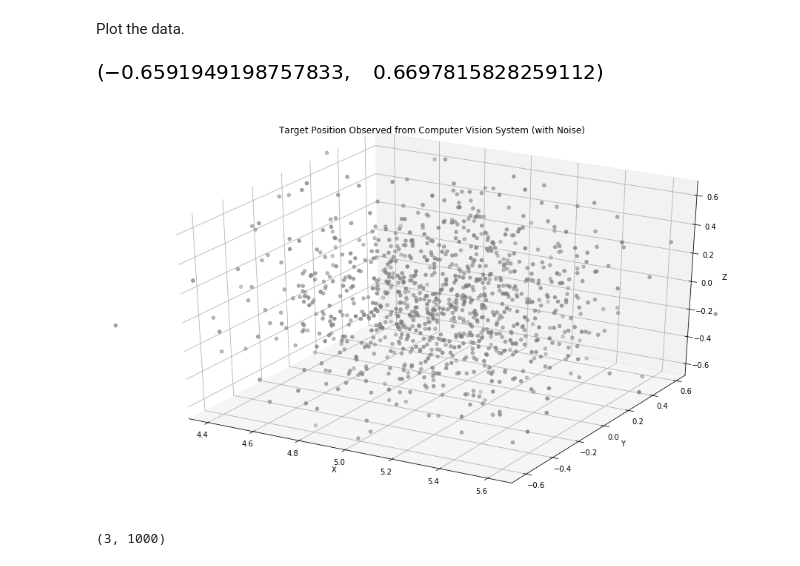
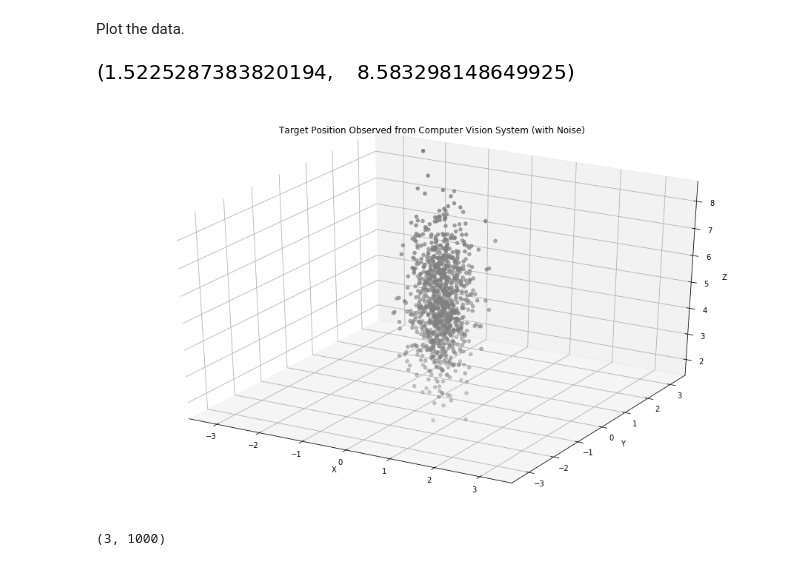
Before and after one commit to diggerdata/kolt_kalman_filter, a Jupyter notebook: Kolt-Kalman-Filter.ipynb, the cells around one changed output. Drawn from its saved outputs; the diff is of its cells as text; code cells hidden in the pictures.

```diff
--- a/Kolt-Kalman-Filter.ipynb
+++ b/Kolt-Kalman-Filter.ipynb
@@ -192,11 +192,11 @@ dt = 1.0/Hz
 T = 10.0 # s measuremnt time
 m = int(T/dt) # number of measurements
 
-px= 1.0 # x Position Start
-py= 2.0 # y Position Start
-pz= 0.0 # z Position Start
+px= 0.0 # x Position Start
+py= 0.0 # y Position Start
+pz= 5.0 # z Position Start
 
-cpx= 5.0 # x Camera Position Start
+cpx= 0.0 # x Camera Position Start
 cpy= 0.0 # y Camera Position Start
 cpz= 0.0 # z Camera Position Start
 
@@ -219,17 +219,17 @@ cXr=[]
 cYr=[]
 cZr=[]
 for i in range(int(m)):
-    cpx = r*cos(i*dt*w1)*sin(i*dt*w2)
-    cpy = r*cos(i*dt*w1)*sin(i*dt*w2)
-    cpz = r*cos(i*dt*w1)
+#     cpx = r*cos(i*dt*w1)*sin(i*dt*w2)
+#     cpy = r*cos(i*dt*w1)*sin(i*dt*w2)
+#     cpz = r*cos(i*dt*w1)
 
-#     cvy = r*w*cos(i*dt*w)
-#     cvx = r*w*sin(i*dt*w)
+# #     cvy = r*w*cos(i*dt*w)
+# #     cvx = r*w*sin(i*dt*w)
 
-    px = cpx - r*cos(i*dt*w1)*sin(i*dt*w2)
-    px += 5.0
-    py = cpy - r*cos(i*dt*w1)*sin(i*dt*w2)
-    pz = cpz - r*cos(i*dt*w1)
+#     px = cpx - r*cos(i*dt*w1)*sin(i*dt*w2)
+#     py = cpy - r*cos(i*dt*w1)*sin(i*dt*w2)
+#     pz = cpz - r*cos(i*dt*w1)
+#     pz += 5.0
 
     Xr.append(px)
     Yr.append(py)
@@ -247,7 +247,7 @@ csp = 0.1
 # Skewed along the x-axis
 Xm = Xr + sp * (np.random.randn(m))
 Ym = Yr + sp * (np.random.randn(m))
-Zm = Zr + sp * (np.random.randn(m))
+Zm = Zr + sp * 5.0 * (np.random.randn(m))
 
 cXm = cXr + csp * (np.random.randn(m))
 cYm = cYr + csp * (np.random.randn(m))
@@ -257,27 +257,28 @@ Plot the data.
 # %%
 fig = plt.figure(figsize=(16,10))
 ax = fig.add_subplot(111, projection='3d')
 # ax.scatter(cXm,cYm,cXm, label='Camera Measured Position')
 ax.scatter(Xm, Ym, Zm, c='gray')
+ax.scatter(Xr, Yr, Zr, c='orange')
 ax.set_xlabel('X')
 ax.set_ylabel('Y')
 ax.set_zlabel('Z')
 plt.title('Target Position Observed from Computer Vision System (with Noise)')
 
 ax.w_xaxis.set_pane_color((1.0, 1.0, 1.0, 1.0))
 
 # Axis equal
 max_range = np.array([Xm.max()-Xm.min(),Ym.max()-Ym.min(), Zm.max()-Zm.min()]).max() / 3.0
 mean_x = Xm.mean()
 mean_y = Ym.mean()
 mean_z = Zm.mean()
 ax.set_xlim(mean_x - max_range, mean_x + max_range)
 ax.set_ylim(mean_y - max_range, mean_y + max_range)
 ax.set_zlim(mean_z - max_range, mean_z + max_range)
 #plt.savefig('BallTrajectory-Computervision.png', dpi=150, bbox_inches='tight')
 # %% [output]
-[figure, old version]
+[figure, new version]
-[figure, old version]
+[figure, new version]
 # %%
 measurements = np.vstack((Xm,Ym,Zm))
 print(measurements.shape)
```
Also changed, not shown: parts of 11 cells of this notebook.
